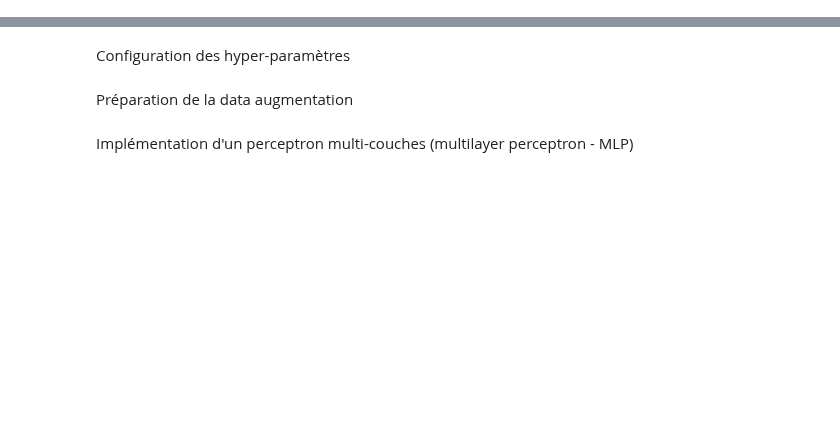
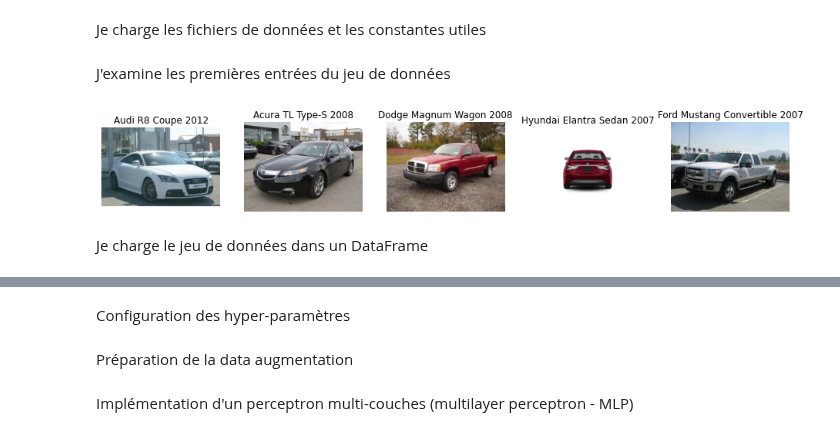
Before and after one commit to JulienGremillot/OpenClassrooms_Ingenieur_Machine_Learning, a Jupyter notebook: P7 - Développez une preuve de concept/Développez_une_preuve_de_concept_1.ipynb, the cells around one changed output, grey strips where cells are left out. Saved outputs shown, nothing was run; the diff lists cells and outputs as text; code cells hidden in the pictures; blank space fills up the shorter version.

```diff
--- a/P7 - Développez une preuve de concept/Développez_une_preuve_de_concept_1.ipynb
+++ b/P7 - Développez une preuve de concept/Développez_une_preuve_de_concept_1.ipynb
@@ -58,20 +37,0 @@ Using 529 files for validation.
-# %%
-# Lecture des images du dataset
-plt.figure(figsize=(10, 12))
-i = 1
-for sub_dir in os.listdir(dataset_12):
-    sub_dir_images = os.listdir(dataset_12 + sub_dir)
-    j = 0
-    for sub_dir_image in sub_dir_images:
-        if i <= 12 and j == 0:
-            image = os.path.join(dataset_12, sub_dir, sub_dir_image)
-            img = Image.open(image)
-            img_resized = img.resize((width, height))
-            plt.subplot(4, 3, i)
-            plt.axis('off')
-            race = sub_dir.split('-')[1]
-            plt.title(race)
-            plt.imshow(img_resized)
-            i = i + 1
-            j = j + 1
-plt.show()
@@ -79,0 +59,27 @@ plt.show()
+# %% [markdown]
+Je charge les fichiers de données et les constantes utiles
+# %%
+IDX_CLASS_ID = 4
+IDX_FILENAME = 5
+IMAGES_DIR = 'cars_train'
+cars_meta = loadmat('cars_meta.mat')['class_names'][0]
+cars_train_annos = loadmat('cars_train_annos.mat')['annotations'][0]
+num_classes = len(cars_meta)
+# %% [markdown]
+J'examine les premières entrées du jeu de données
+# %%
+i = 1
+plt.figure(figsize=(16, 8))
+for car in cars_train_annos[:5]:
+  class_id = car[IDX_CLASS_ID][0][0]
+  fname = car[IDX_FILENAME][0]
+  img = Image.open(os.path.join(IMAGES_DIR, fname))
+  plt.subplot(1, 5, i)
+  plt.title(cars_meta[class_id][0])
+  plt.imshow(img)
+  plt.axis("off")
+  i += 1
+# %% [output]
+[figure, added]
+# %% [markdown]
+Je charge le jeu de données dans un DataFrame
```
Also changed, not shown: parts of 33 cells of this notebook.
